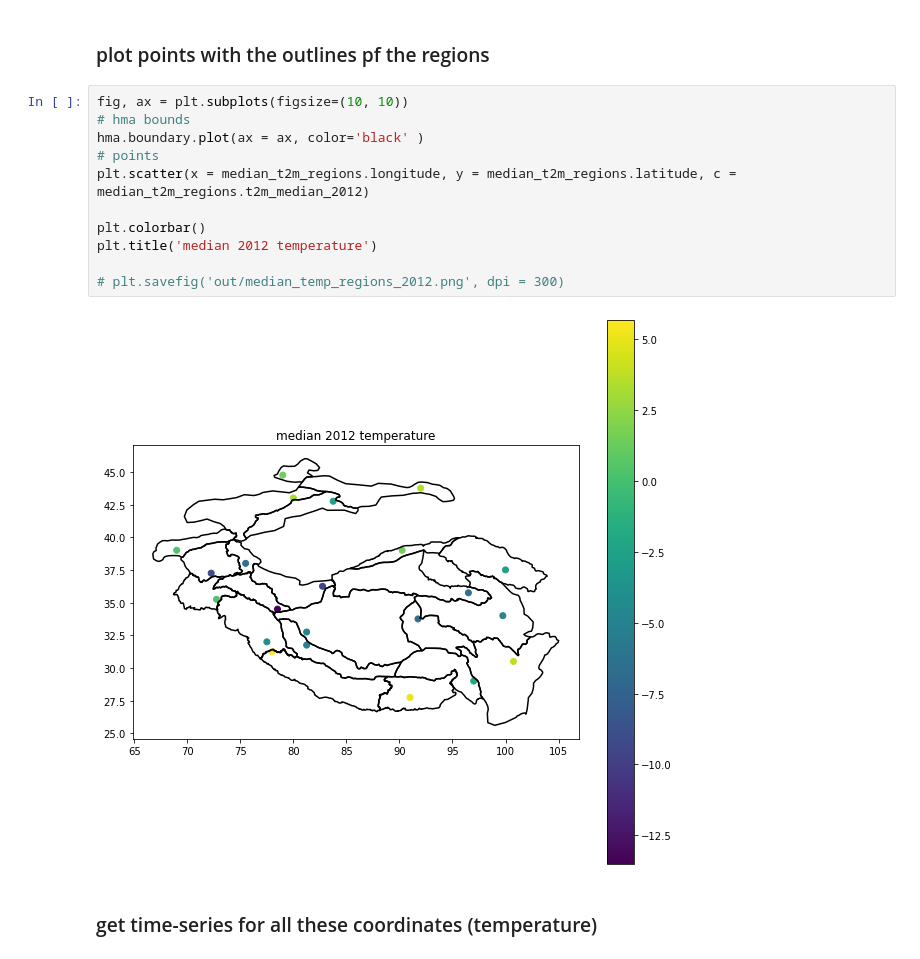
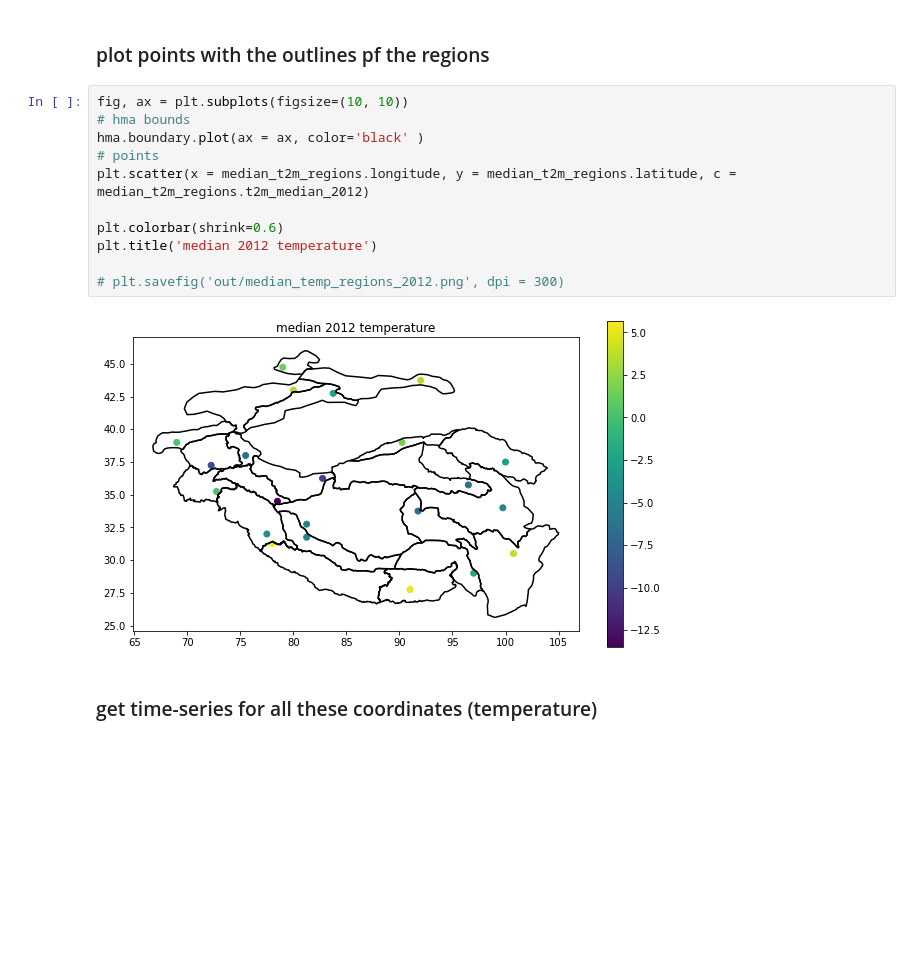
Before and after one commit to varyabazilova/hma_regions, a Jupyter notebook: era5_locate_median_point.ipynb, the cells around one changed output. Saved outputs shown, nothing was run; the diff lists cells and outputs as text; blank space fills up the shorter version.

```diff
--- a/era5_locate_median_point.ipynb
+++ b/era5_locate_median_point.ipynb
@@ -235,16 +235,16 @@ median_t2m_regions.to_csv('out/median_temp_regions_2012.csv')
 # %%
 fig, ax = plt.subplots(figsize=(10, 10))
 # hma bounds
 hma.boundary.plot(ax = ax, color='black' )
 # points
 plt.scatter(x = median_t2m_regions.longitude, y = median_t2m_regions.latitude, c = median_t2m_regions.t2m_median_2012)
 
-plt.colorbar()
+plt.colorbar(shrink=0.6)
 plt.title('median 2012 temperature')
 
 # plt.savefig('out/median_temp_regions_2012.png', dpi = 300)
 # %% [output]
-[figure, old version]
+[figure, new version]
 # %% [markdown]
 ### get time-series for all these coordinates (temperature)
 # %% [markdown]
```
Also changed, not shown: parts of 18 cells of this notebook, 9 other files.
